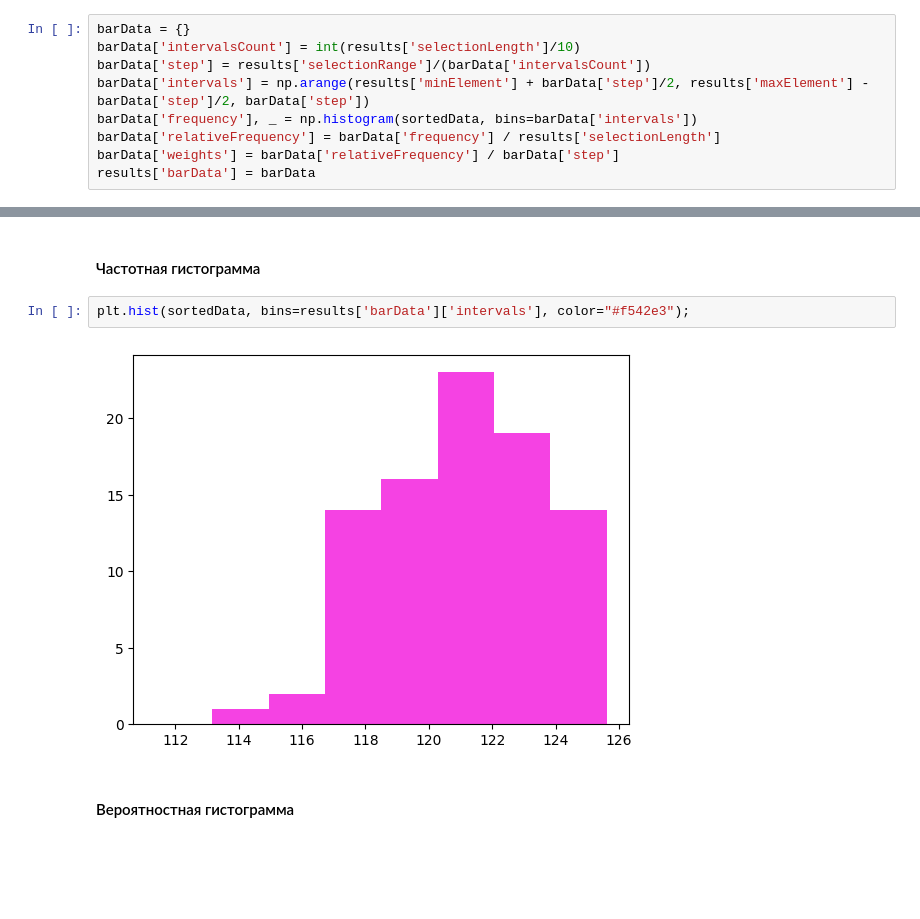
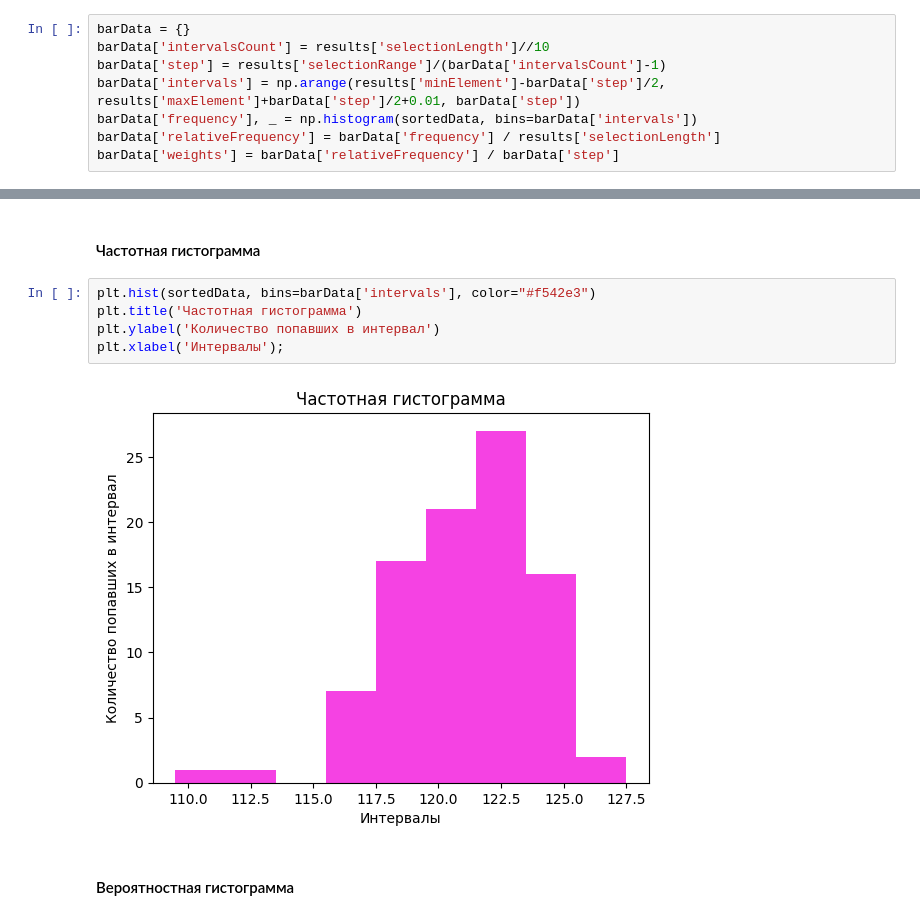
Before and after one commit to akhmetovKamil/MathStatisticLabs, a Jupyter notebook: FirstLab.ipynb, the cells around one changed output, grey strips where cells are left out. Drawn from its saved outputs; the diff is of its cells as text; blank space fills up the shorter version.

```diff
--- a/FirstLab.ipynb
+++ b/FirstLab.ipynb
@@ -58,13 +58,12 @@ packageResults['interquartileLatitude'] = np.percentile(sortedData, 75) - np.per
 #### Вычисляем данные для построения гистограмм
 # %%
 barData = {}
-barData['intervalsCount'] = int(results['selectionLength']/10)
-barData['step'] = results['selectionRange']/(barData['intervalsCount'])
-barData['intervals'] = np.arange(results['minElement'] + barData['step']/2, results['maxElement'] - barData['step']/2, barData['step'])
+barData['intervalsCount'] = results['selectionLength']//10
+barData['step'] = results['selectionRange']/(barData['intervalsCount']-1)
+barData['intervals'] = np.arange(results['minElement']-barData['step']/2, results['maxElement']+barData['step']/2+0.01, barData['step'])
 barData['frequency'], _ = np.histogram(sortedData, bins=barData['intervals'])
 barData['relativeFrequency'] = barData['frequency'] / results['selectionLength']
 barData['weights'] = barData['relativeFrequency'] / barData['step']
-results['barData'] = barData
 # %% [markdown]
 #### Выводим числовые данные
 # %%
@@ -94,9 +97,12 @@ frame.boxplot();
 # %% [markdown]
 #### Частотная гистограмма
 # %%
-plt.hist(sortedData, bins=results['barData']['intervals'], color="#f542e3");
+plt.hist(sortedData, bins=barData['intervals'], color="#f542e3")
+plt.title('Частотная гистограмма')
+plt.ylabel('Количество попавших в интервал')
+plt.xlabel('Интервалы');
 # %% [output]
-[figure, old version]
+[figure, new version]
 # %% [markdown]
 #### Вероятностная гистограмма
 # %%
```
Also changed, not shown: parts of 6 cells of this notebook.
